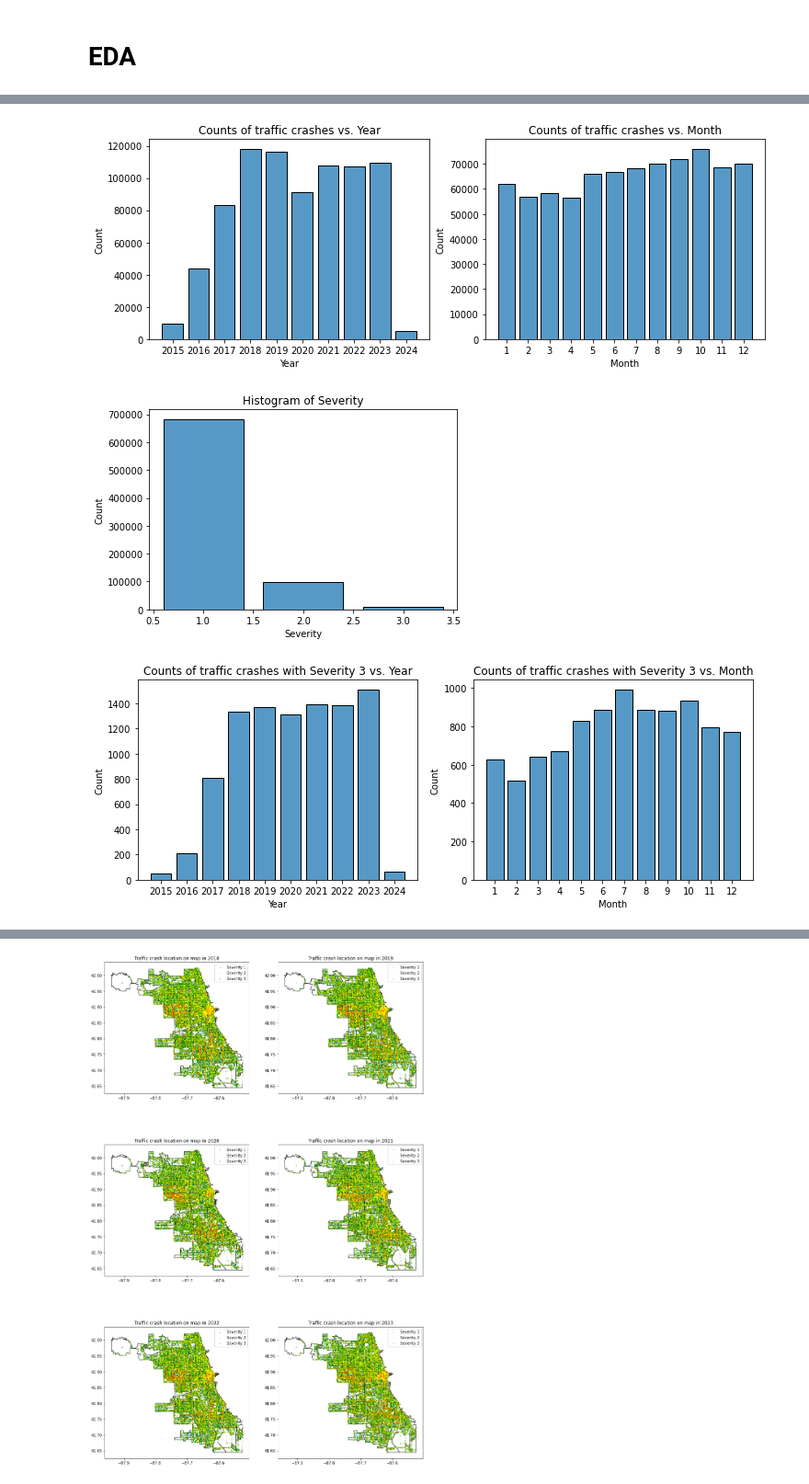
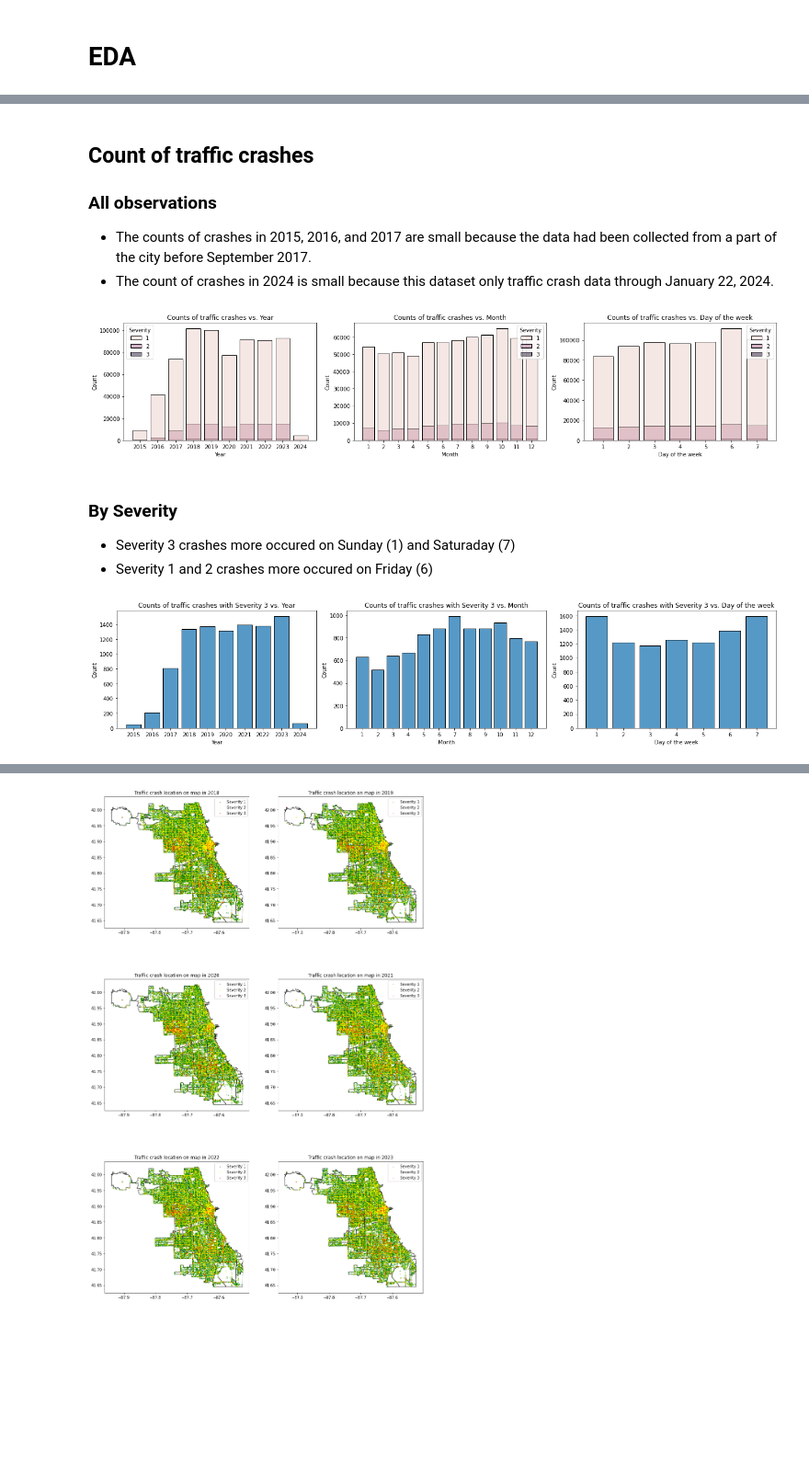
Before and after one commit to kosawa26/Capstone, a Jupyter notebook: EDA.ipynb, the cells around one changed output, grey strips where cells are left out. Shown at 92% size. Drawn from its saved outputs; the diff is of its cells as text; code cells hidden in the pictures; blank space fills up the shorter version.

```diff
--- a/EDA.ipynb
+++ b/EDA.ipynb
@@ -209,24 +219,32 @@ df.head()
+# %% [markdown]
+## Count of traffic crashes
+### All observations
+* The counts of crashes in 2015, 2016, and 2017 are small because the data had been collected from a part of the city before September 2017.
+* The count of crashes in 2024 is small because this dataset only traffic crash data through January 22, 2024.
 # %%
-fig, axes = plt.subplots(1,2, figsize=(12, 4))
-sns.histplot(df.CRASH_DATE_year, discrete=True, shrink=0.8, ax=axes[0])
+fig, axes = plt.subplots(1,3, figsize=(18, 4))
+sns.histplot(data=df, x="CRASH_DATE_year", hue="Severity", discrete=True, shrink=0.8, ax=axes[0])
 axes[0].set_xticks(range(2015, 2025))
 axes[0].set_xlabel("Year")
 axes[0].set_title("Counts of traffic crashes vs. Year")
-sns.histplot(df.CRASH_DATE_month, discrete=True, shrink=0.8, ax=axes[1])
+sns.histplot(data=df, x="CRASH_DATE_month", hue="Severity", discrete=True, shrink=0.8, ax=axes[1])
 axes[1].set_xticks(range(1, 13))
 axes[1].set_xlabel("Month")
 axes[1].set_title("Counts of traffic crashes vs. Month")
+sns.histplot(data=df, x="CRASH_DAY_OF_WEEK", hue="Severity", discrete=True, shrink=0.8, ax=axes[2])
+axes[2].set_xticks(range(1, 8))
+axes[2].set_xlabel("Day of the week")
+axes[2].set_title("Counts of traffic crashes vs. Day of the week")
+plt.tight_layout()
 plt.show()
 # %% [output]
-[figure, old version]
+[figure, new version]
-# %%
-sns.histplot(df.Severity, discrete=True, shrink=0.8)
-plt.title("Histogram of Severity")
-plt.show()
-# %% [output]
-[figure, removed]
+# %% [markdown]
+### By Severity
+* Severity 3 crashes more occured on Sunday (1) and Saturaday (7)
+* Severity 1 and 2 crashes more occured on Friday (6)
 # %%
-fig, axes = plt.subplots(1,2, figsize=(12, 4))
+fig, axes = plt.subplots(1,3, figsize=(18, 4))
 sns.histplot(df[df.Severity == 3].CRASH_DATE_year, discrete=True, shrink=0.8, ax=axes[0])
 axes[0].set_xticks(range(2015, 2025))
 axes[0].set_xlabel("Year")
@@ -235,7 +253,12 @@ sns.histplot(df[df.Severity == 3].CRASH_DATE_month, discrete=True, shrink=0.8, a
 axes[1].set_xticks(range(1, 13))
 axes[1].set_xlabel("Month")
 axes[1].set_title("Counts of traffic crashes with Severity 3 vs. Month")
+sns.histplot(df[df.Severity == 3].CRASH_DAY_OF_WEEK, discrete=True, shrink=0.8, ax=axes[2])
+axes[2].set_xticks(range(1, 8))
+axes[2].set_xlabel("Day of the week")
+axes[2].set_title("Counts of traffic crashes with Severity 3 vs. Day of the week")
+plt.tight_layout()
 plt.show()
 # %% [output]
-[figure, old version]
+[figure, new version]
 # %%
```
Also changed, not shown: parts of 46 cells of this notebook, 2 other files.
